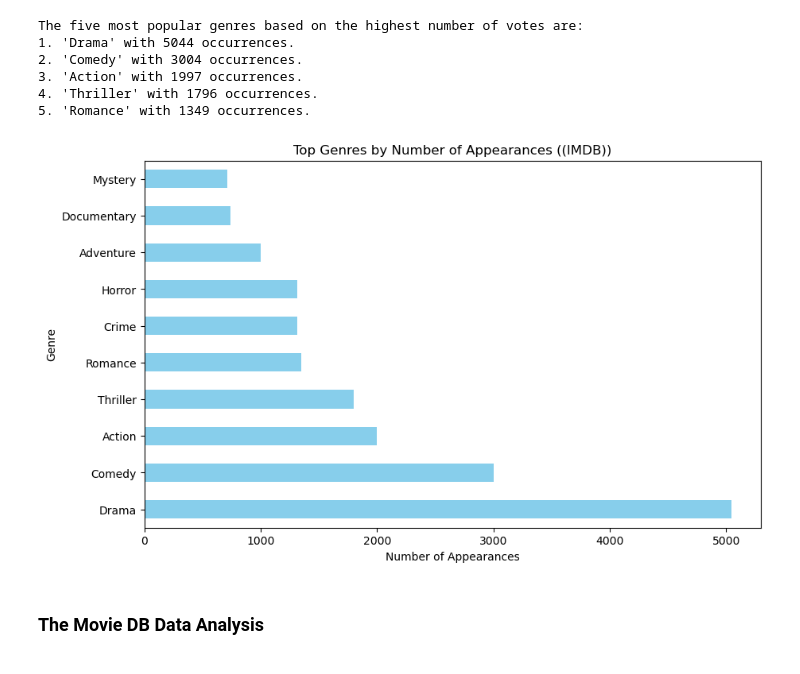
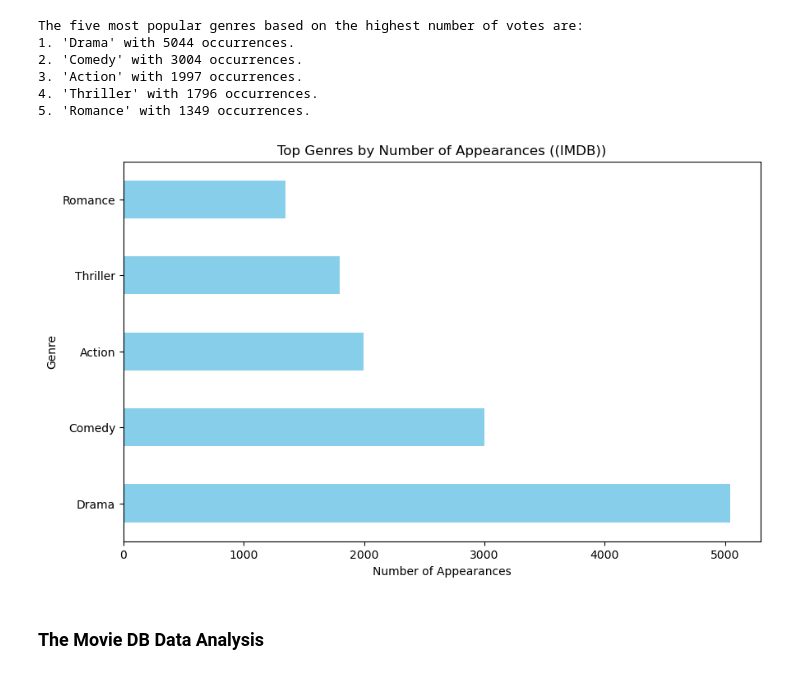
Before and after one commit to Kevan-Muthomi/DS-Phase_1_Project, a Jupyter notebook: student.ipynb, the cells around one changed output. Drawn from its saved outputs; the diff is of its cells as text; code cells hidden in the pictures.

Commit message:
Added Data Analysis and Visualizations

```diff
--- a/student.ipynb
+++ b/student.ipynb
@@ -393,18 +393,18 @@ The five most popular genres based on the highest number of votes are:
 # %%
 #Visualization from the IMDB data above.
 # Displaying the top genres in descending order for better visualization
-top_genres = genre_counts.head(10)  # You can change this value to display more or fewer genres
+top_genres = genre_counts.head(5)
 
 # Plotting the bar chart
 plt.figure(figsize=(10, 6))
 top_genres.sort_values().plot(kind='barh', color='skyblue')
 plt.title('Top Genres by Number of Appearances ((IMDB))')
 plt.xlabel('Number of Appearances')
 plt.ylabel('Genre')
 plt.gca().invert_yaxis()  # Invert y-axis to display the most frequent genre at the top
 plt.show()
 # %% [output]
-[figure, old version]
+[figure, new version]
 # %% [markdown]
 ### The Movie DB Data Analysis
 # %%
```
Also changed, not shown: parts of 5 cells of this notebook, 1 other file.
